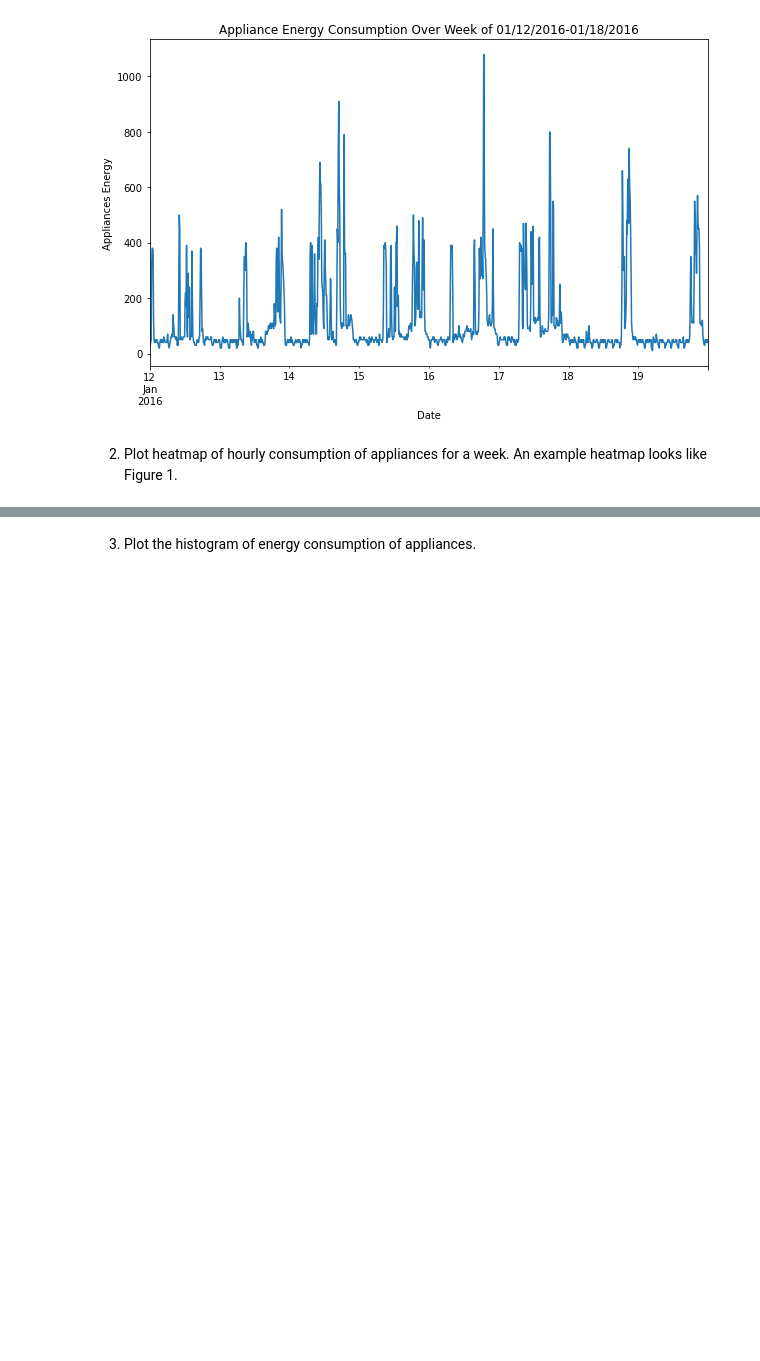
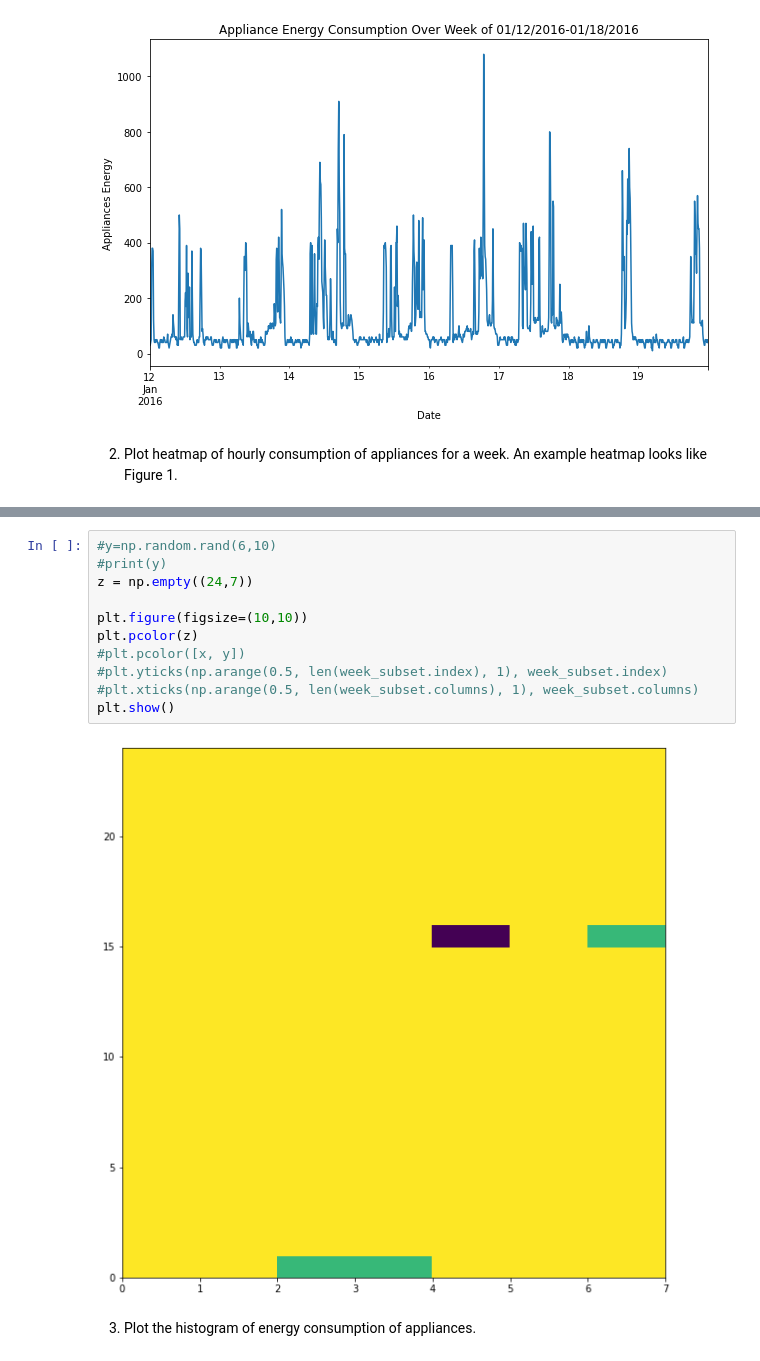
Before and after one commit to natbut/me592-nlbutler, a Jupyter notebook: Assn01_NButler.ipynb, the cells around one changed output, grey strips where cells are left out. Cells and saved outputs as stored; diff of their text form; blank space fills up the shorter version.

Commit message:
No heatmap :( Remain part 2 code is complete
Still need to add my comments to 2.6

```diff
--- a/Assn01_NButler.ipynb
+++ b/Assn01_NButler.ipynb
@@ -192,3 +202,16 @@ plt.show()
+# %%
+#y=np.random.rand(6,10)
+#print(y)
+z = np.empty((24,7))
+
+plt.figure(figsize=(10,10))
+plt.pcolor(z)
+#plt.pcolor([x, y])
+#plt.yticks(np.arange(0.5, len(week_subset.index), 1), week_subset.index)
+#plt.xticks(np.arange(0.5, len(week_subset.columns), 1), week_subset.columns)
+plt.show()
+# %% [output]
+[figure, added]
 # %% [markdown]
 3. Plot the histogram of energy consumption of appliances.
 # %%
```
Also changed, not shown: parts of 11 cells of this notebook.
